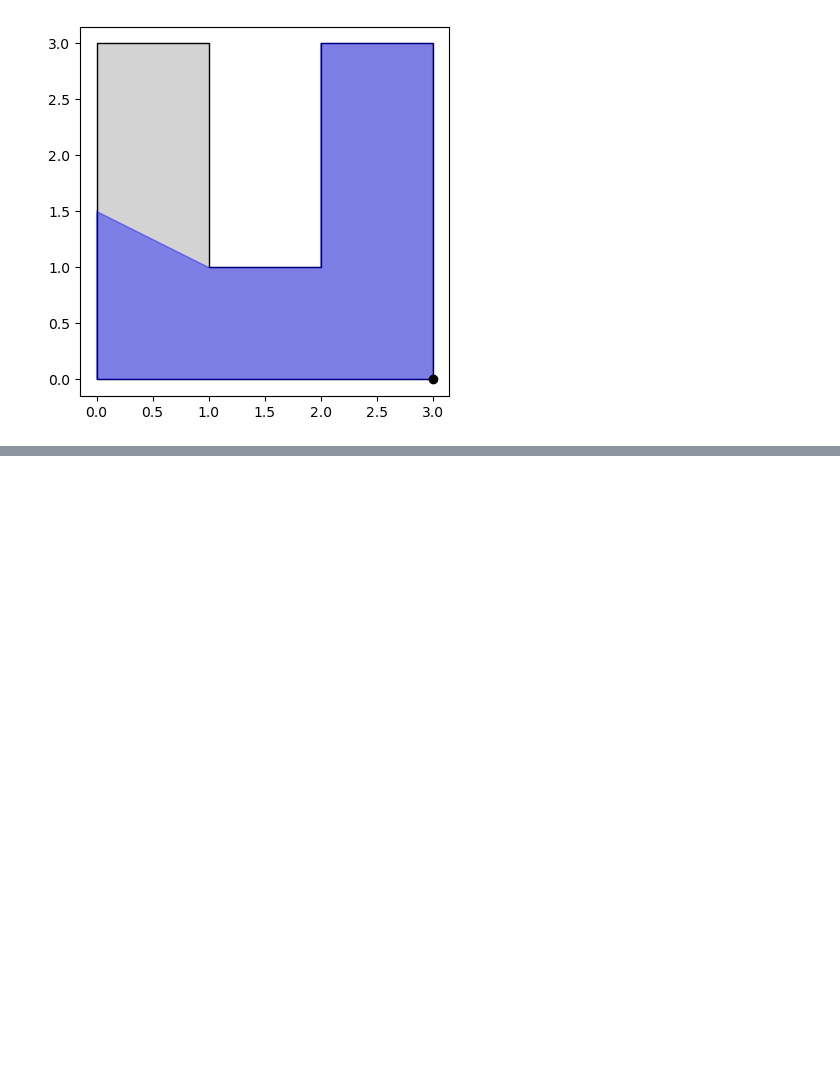
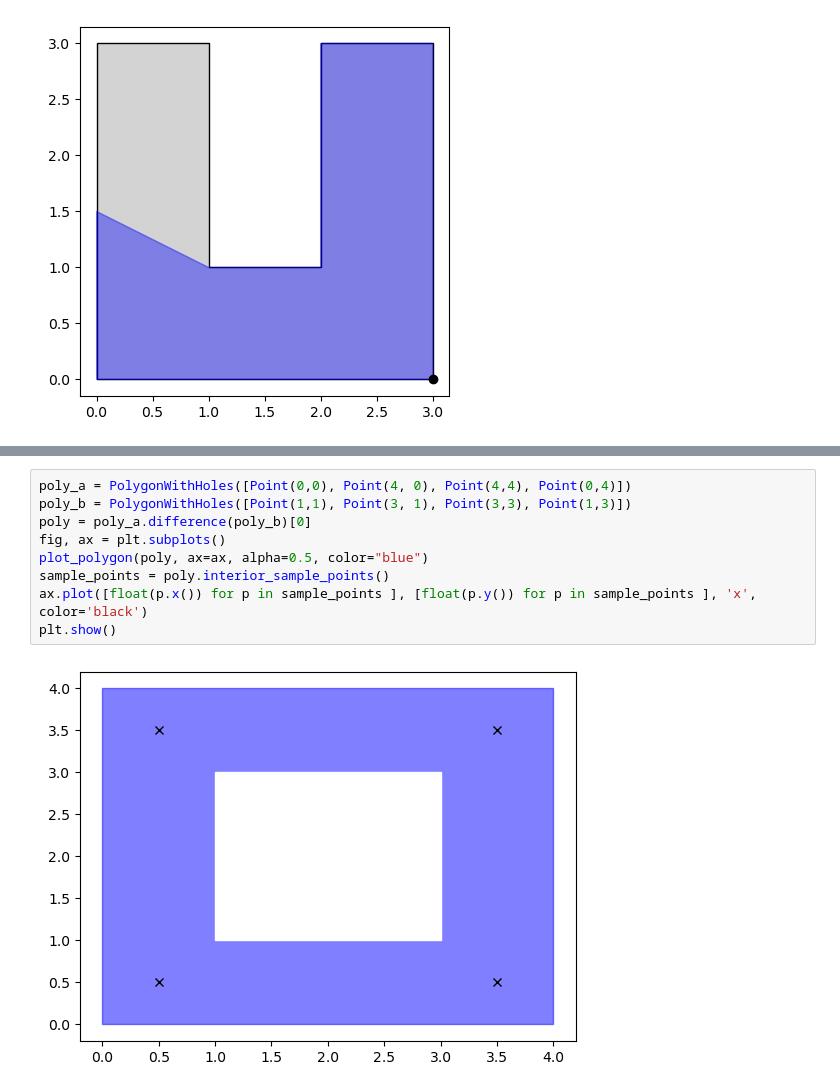
Before and after one commit to d-krupke/pyvispoly, a Jupyter notebook: notebooks/plotting.ipynb, the cells around one changed output, grey strips where cells are left out. Saved outputs shown, nothing was run; the diff lists cells and outputs as text; blank space fills up the shorter version.

```diff
--- a/notebooks/plotting.ipynb
+++ b/notebooks/plotting.ipynb
@@ -68,0 +106,11 @@ plt.show()
+# %%
+poly_a = PolygonWithHoles([Point(0,0), Point(4, 0), Point(4,4), Point(0,4)])
+poly_b = PolygonWithHoles([Point(1,1), Point(3, 1), Point(3,3), Point(1,3)])
+poly = poly_a.difference(poly_b)[0]
+fig, ax = plt.subplots()
+plot_polygon(poly, ax=ax, alpha=0.5, color="blue")
+sample_points = poly.interior_sample_points()
+ax.plot([float(p.x()) for p in sample_points ], [float(p.y()) for p in sample_points ], 'x', color='black')
+plt.show()
+# %% [output]
+[figure, added]
```
Also changed, not shown: parts of 2 cells of this notebook, 2 other files.
